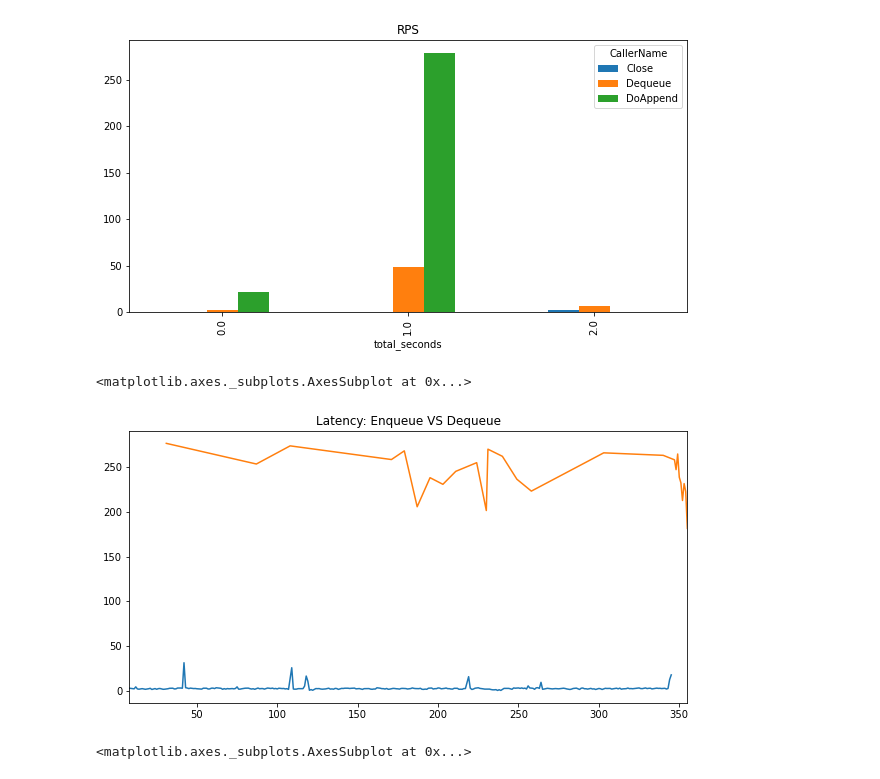
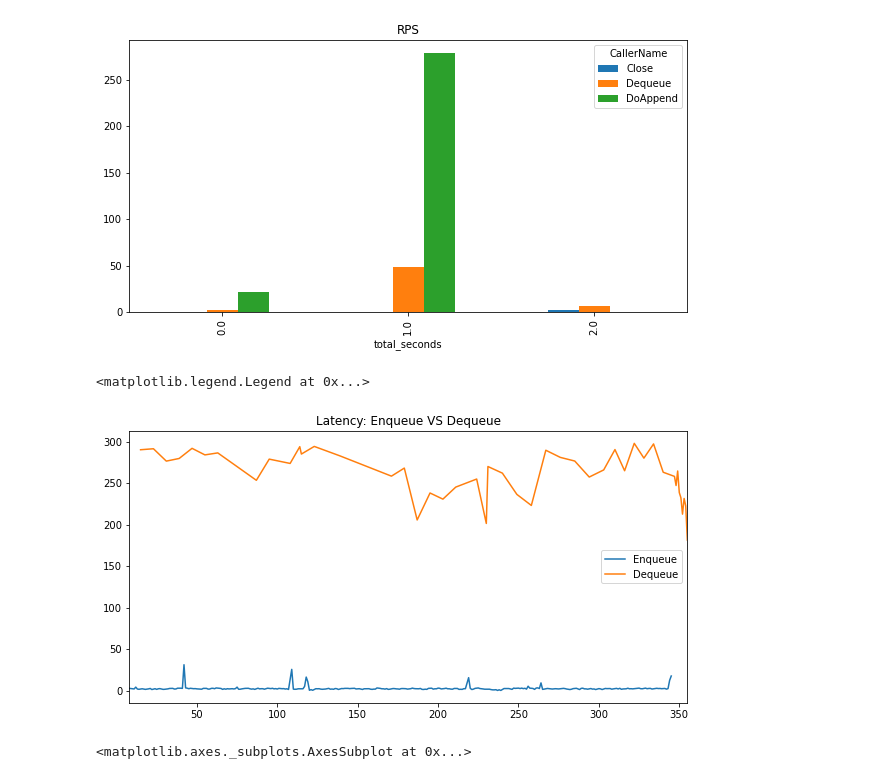
Before and after one commit to ABorovtsov/log4net, a Jupyter notebook: log_analyzer/appender_metrics.ipynb, the cells around one changed output. Saved outputs shown, nothing was run; the diff lists cells and outputs as text; code cells hidden in the pictures.

```diff
--- a/log_analyzer/appender_metrics.ipynb
+++ b/log_analyzer/appender_metrics.ipynb
@@ -21,11 +22,15 @@ input_df.groupby(by=['total_seconds','CallerName']).size().unstack(level=-1).plo
 <matplotlib.axes._subplots.AxesSubplot at 0x...>
 [figure]
 # %%
-input_df.loc[(input_df.CallerName == 'DoAppend') & (input_df.LatencyUs <= input_df.LatencyUs.quantile(0.9))].LatencyUs.plot(figsize=(10,5), title='Latency: Enqueue VS Dequeue')
-input_df.loc[(input_df.CallerName == 'Dequeue') & (input_df.LatencyUs <= input_df.LatencyUs.quantile(0.9))].LatencyUs.plot(figsize=(10,5))
+import matplotlib.pyplot as plt
+fig, ax = plt.subplots()
+
+ax = input_df.loc[(input_df.CallerName == 'DoAppend') & (input_df.LatencyUs <= input_df.LatencyUs.quantile(0.95))].LatencyUs.plot(figsize=(10,5), title='Latency: Enqueue VS Dequeue')
+input_df.loc[(input_df.CallerName == 'Dequeue') & (input_df.LatencyUs <= input_df.LatencyUs.quantile(0.95))].LatencyUs.plot()
+ax.legend(["Enqueue", "Dequeue"])
 # %% [output]
-<matplotlib.axes._subplots.AxesSubplot at 0x...>
+<matplotlib.legend.Legend at 0x...>
-[figure, old version]
+[figure, new version]
 # %%
 input_df.BufferSize.plot(figsize=(10,5))
 # %% [output]
```
Also changed, not shown: parts of 1 cell of this notebook, 2 other files.
